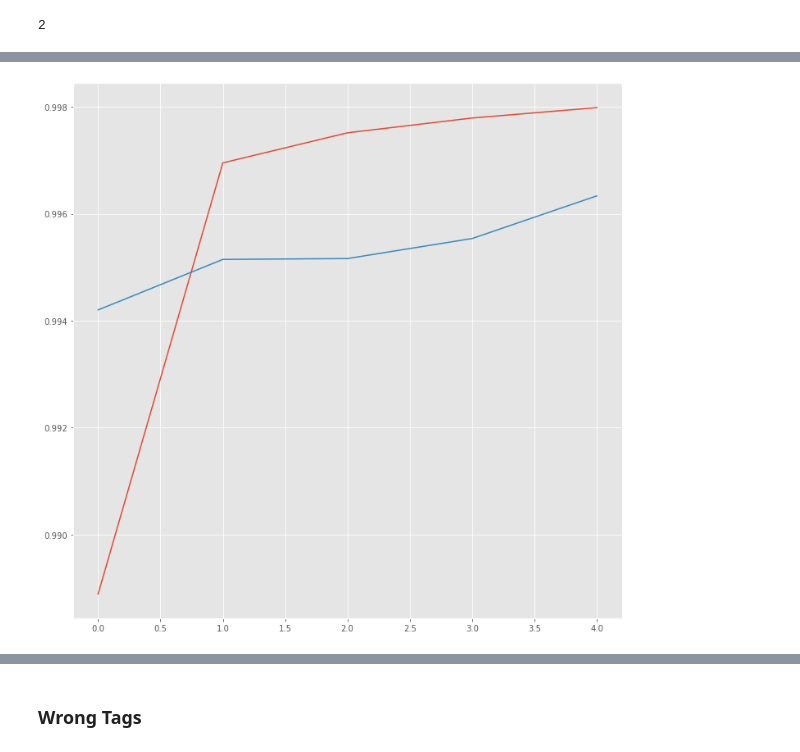
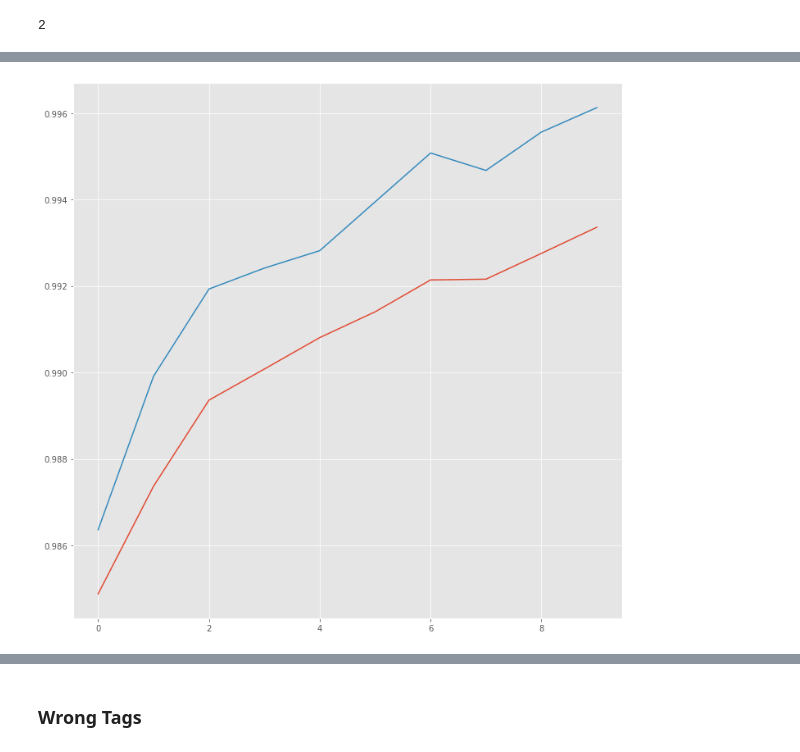
Before and after one commit to nesmaAlmoazamy/Fact-Extraction-from-Medical-Text-using-Neural-Networks, a Jupyter notebook: .ipynb, the cells around one changed output, grey strips where cells are left out. Saved outputs shown, nothing was run; the diff lists cells and outputs as text; code cells hidden in the pictures.

```diff
--- a/.ipynb
+++ b/.ipynb
@@ -121,0 +106,2 @@ Epoch 5/5
+# %%
+y = pad_sequences(maxlen=max_len, sequences=y, value=tag2idx["PAD"], padding='post', truncating='post')
@@ -121,0 +116,3 @@ Epoch 5/5
+# %%
+from sklearn.model_selection import train_test_split
+X_char_tr, X_char_te, y_tr,  y_te= train_test_split(X_char, y, test_size=0.2, random_state=2018)
@@ -121,0 +211,3 @@ Epoch 5/5
+# %%
+model.compile(optimizer="adam", loss="sparse_categorical_crossentropy", metrics=["acc"])
+model.summary()
@@ -121,0 +245,12 @@ Epoch 5/5
+# %%
+from keras.callbacks import ModelCheckpoint
+
+# Saving the best model only
+filepath="CharacterEmbeddingObject-{val_acc:.2f}.hdf5"
+checkpoint = ModelCheckpoint(filepath, monitor='val_acc', verbose=1, save_best_only=True, mode='max')
+callbacks_list = [checkpoint]
+
+# Fit the best model
+history = model.fit(np.array(X_char_tr).reshape((len(X_char_tr), max_len, max_len_char)),
+                    np.array(y_tr).reshape(len(y_tr), max_len, 1),
+                    batch_size=32, epochs=10, validation_split=0.1, verbose=1,callbacks=callbacks_list)
@@ -124,9 +277,9 @@ hist = pd.DataFrame(history.history)
 # %%
 import matplotlib.pyplot as plt
 plt.style.use("ggplot")
 plt.figure(figsize=(12,12))
-plt.plot(hist["accuracy"])
-plt.plot(hist["val_accuracy"])
+plt.plot(hist["acc"])
+plt.plot(hist["val_acc"])
 plt.show()
 # %% [output]
-[figure, old version]
+[figure, new version]
```
Also changed, not shown: parts of 71 cells of this notebook, 1 other file.
